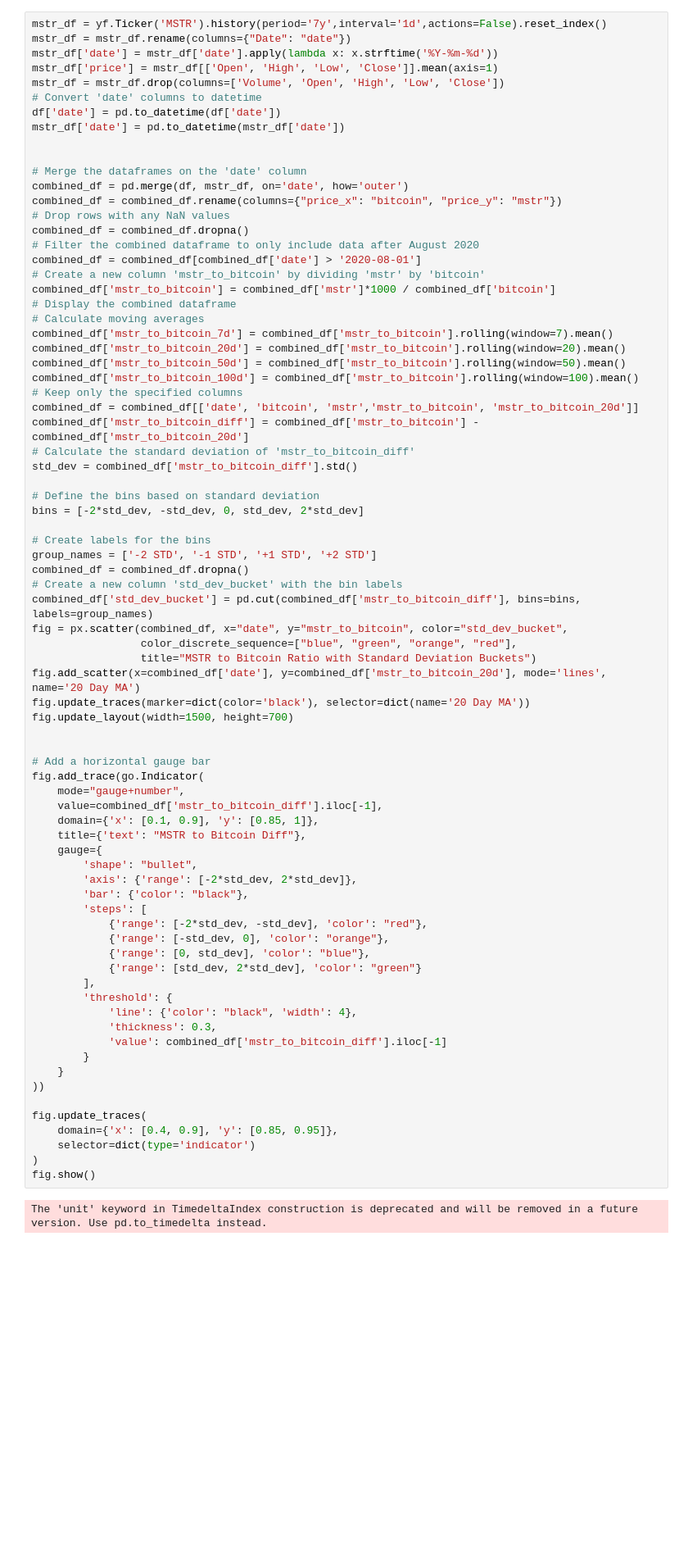
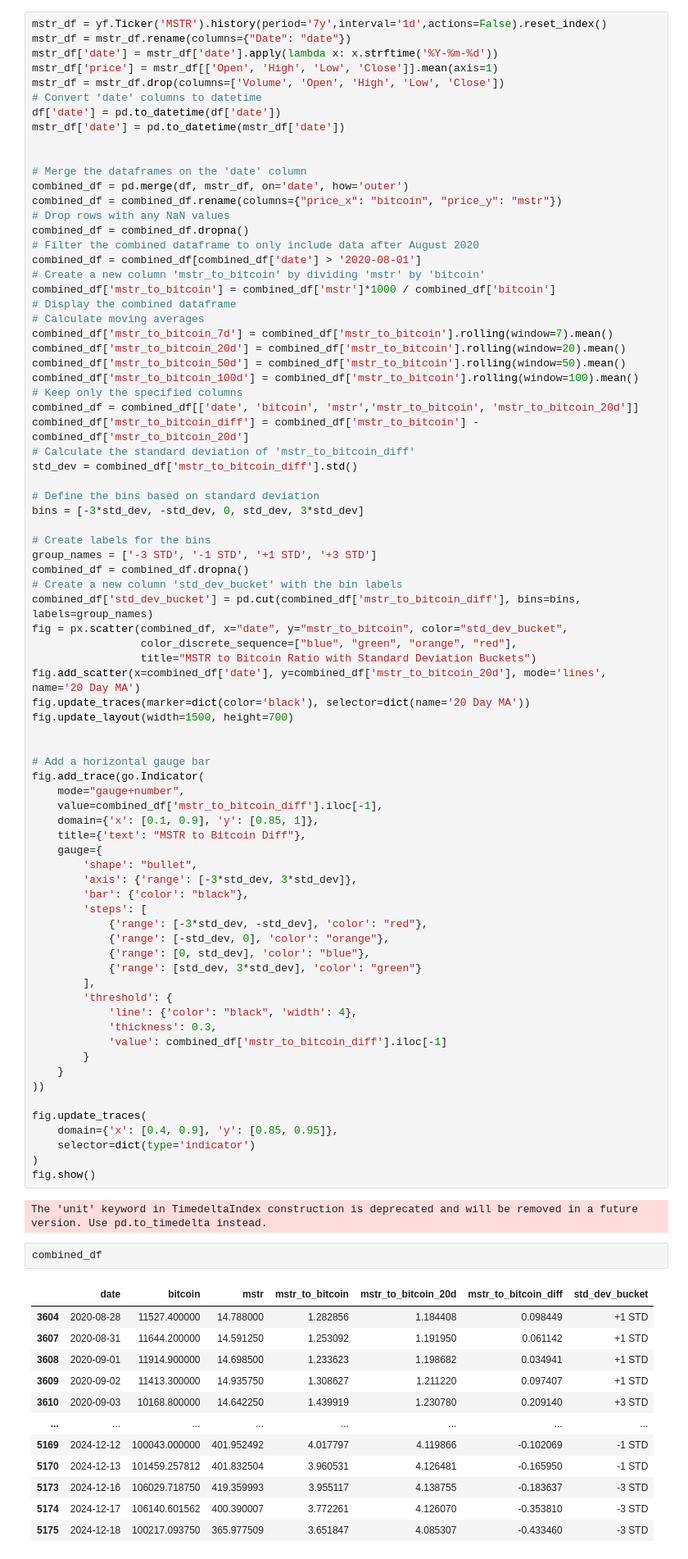
Before and after one commit to guevarch/BitcoinFinal, a Jupyter notebook: mstr.ipynb, the cells around one changed output. Shown: that part at 82% size. Saved outputs shown, nothing was run; the diff lists cells and outputs as text; blank space fills up the shorter version.

```diff
--- a/mstr.ipynb
+++ b/mstr.ipynb
@@ -83,10 +84,10 @@ combined_df['mstr_to_bitcoin_diff'] = combined_df['mstr_to_bitcoin'] - combined_
 std_dev = combined_df['mstr_to_bitcoin_diff'].std()
 
 # Define the bins based on standard deviation
-bins = [-2*std_dev, -std_dev, 0, std_dev, 2*std_dev]
+bins = [-3*std_dev, -std_dev, 0, std_dev, 3*std_dev]
 
 # Create labels for the bins
-group_names = ['-2 STD', '-1 STD', '+1 STD', '+2 STD']
+group_names = ['-3 STD', '-1 STD', '+1 STD', '+3 STD']
 combined_df = combined_df.dropna()
 # Create a new column 'std_dev_bucket' with the bin labels
 combined_df['std_dev_bucket'] = pd.cut(combined_df['mstr_to_bitcoin_diff'], bins=bins, labels=group_names)
@@ -106,13 +107,13 @@ fig.add_trace(go.Indicator(
     title={'text': "MSTR to Bitcoin Diff"},
     gauge={
         'shape': "bullet",
-        'axis': {'range': [-2*std_dev, 2*std_dev]},
+        'axis': {'range': [-3*std_dev, 3*std_dev]},
         'bar': {'color': "black"},
         'steps': [
-            {'range': [-2*std_dev, -std_dev], 'color': "red"},
+            {'range': [-3*std_dev, -std_dev], 'color': "red"},
             {'range': [-std_dev, 0], 'color': "orange"},
             {'range': [0, std_dev], 'color': "blue"},
-            {'range': [std_dev, 2*std_dev], 'color': "green"}
+            {'range': [std_dev, 3*std_dev], 'color': "green"}
         ],
         'threshold': {
             'line': {'color': "black", 'width': 4},
@@ -129,3 +130,18 @@ fig.update_traces(
 fig.show()
 # %% [output]
 The 'unit' keyword in TimedeltaIndex construction is deprecated and will be removed in a future version. Use pd.to_timedelta instead.
+# %%
+combined_df
+# %% [output]
+|  | date | bitcoin | mstr | mstr_to_bitcoin | mstr_to_bitcoin_20d | mstr_to_bitcoin_diff | std_dev_bucket |
+| 3604 | 2020-08-28 | 11527.400000 | 14.788000 | 1.282856 | 1.184408 | 0.098449 | +1 STD |
+| 3607 | 2020-08-31 | 11644.200000 | 14.591250 | 1.253092 | 1.191950 | 0.061142 | +1 STD |
+| 3608 | 2020-09-01 | 11914.900000 | 14.698500 | 1.233623 | 1.198682 | 0.034941 | +1 STD |
+| 3609 | 2020-09-02 | 11413.300000 | 14.935750 | 1.308627 | 1.211220 | 0.097407 | +1 STD |
+| 3610 | 2020-09-03 | 10168.800000 | 14.642250 | 1.439919 | 1.230780 | 0.209140 | +3 STD |
+| ... | ... | ... | ... | ... | ... | ... | ... |
+| 5169 | 2024-12-12 | 100043.000000 | 401.952492 | 4.017797 | 4.119866 | -0.102069 | -1 STD |
+| 5170 | 2024-12-13 | 101459.257812 | 401.832504 | 3.960531 | 4.126481 | -0.165950 | -1 STD |
+| 5173 | 2024-12-16 | 106029.718750 | 419.359993 | 3.955117 | 4.138755 | -0.183637 | -3 STD |
+| 5174 | 2024-12-17 | 106140.601562 | 400.390007 | 3.772261 | 4.126070 | -0.353810 | -3 STD |
+| 5175 | 2024-12-18 | 100217.093750 | 365.977509 | 3.651847 | 4.085307 | -0.433460 | -3 STD |
```
Also changed, not shown: parts of 2 cells of this notebook, 2 other files.
